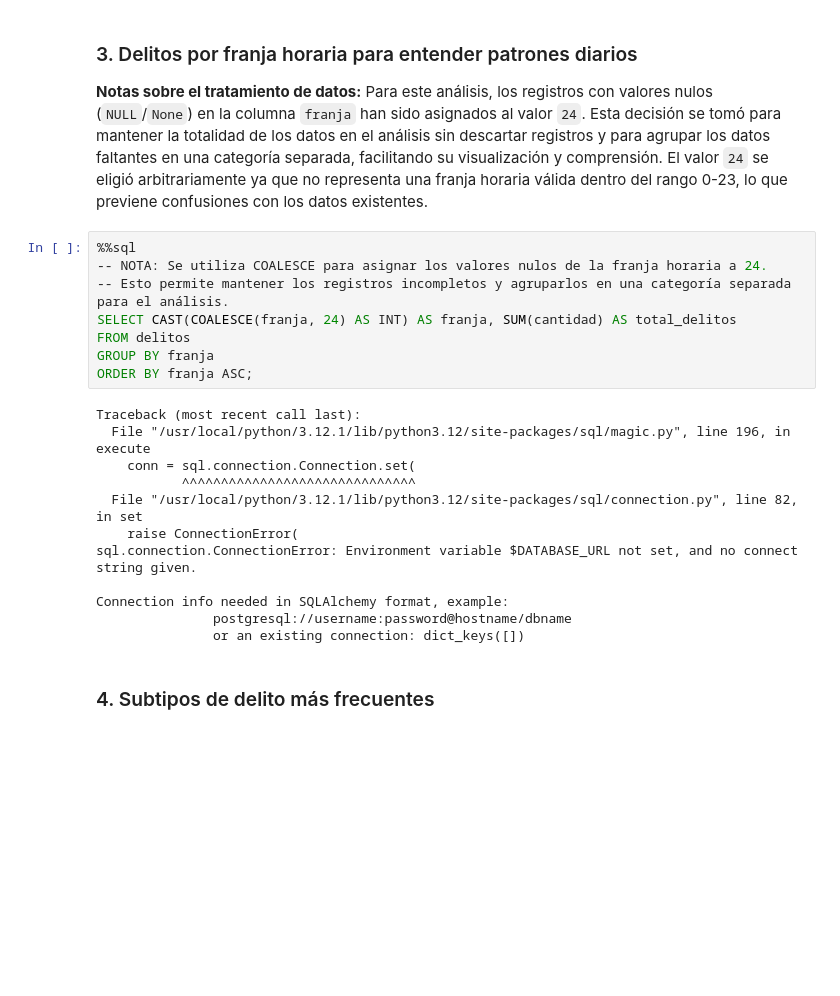
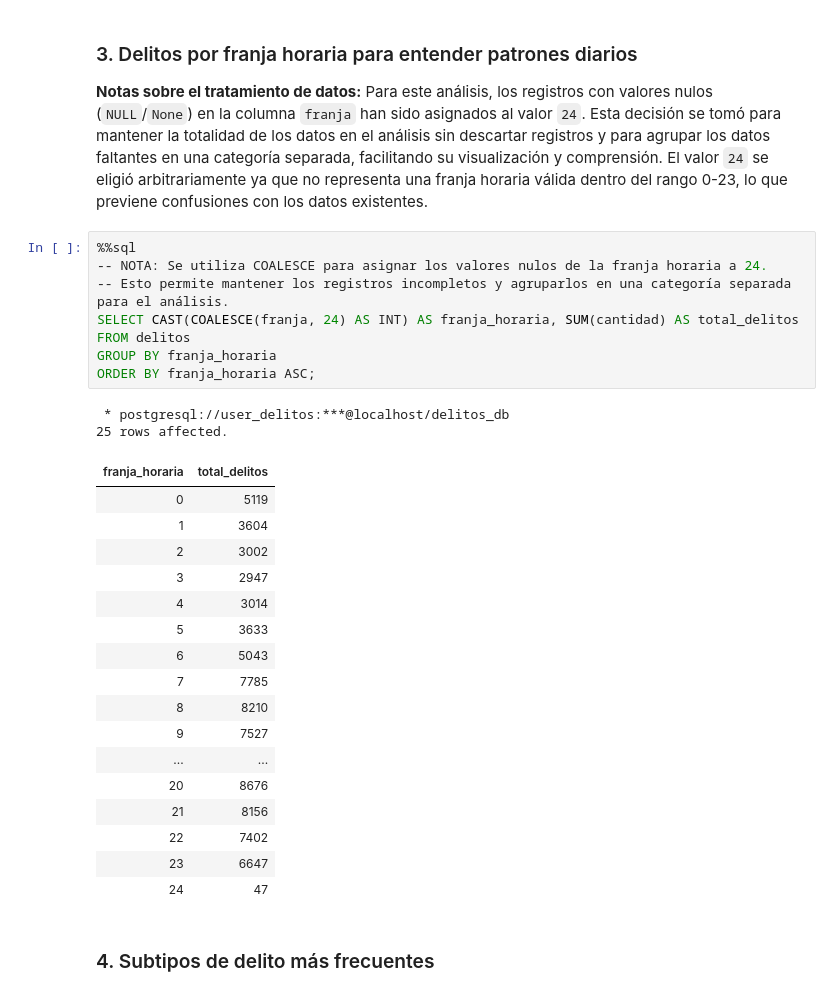
Before and after one commit to micky-albornoz/proyecto-sql-delitos-caba, a Jupyter notebook: analisis_delitos.ipynb, the cells around one changed output. Cells and saved outputs as stored; diff of their text form; blank space fills up the shorter version.

```diff
--- a/analisis_delitos.ipynb
+++ b/analisis_delitos.ipynb
@@ -184,23 +165,31 @@ Para este análisis, los registros con valores nulos (`NULL`/`None`) en la colum
 # %%
 %%sql
 -- NOTA: Se utiliza COALESCE para asignar los valores nulos de la franja horaria a 24.
 -- Esto permite mantener los registros incompletos y agruparlos en una categoría separada para el análisis.
-SELECT CAST(COALESCE(franja, 24) AS INT) AS franja, SUM(cantidad) AS total_delitos
+SELECT CAST(COALESCE(franja, 24) AS INT) AS franja_horaria, SUM(cantidad) AS total_delitos
 FROM delitos
-GROUP BY franja
-ORDER BY franja ASC;
+GROUP BY franja_horaria
+ORDER BY franja_horaria ASC;
 # %% [output]
-Traceback (most recent call last):
-  File "/usr/local/python/3.12.1/lib/python3.12/site-packages/sql/magic.py", line 196, in execute
-    conn = sql.connection.Connection.set(
-           ^^^^^^^^^^^^^^^^^^^^^^^^^^^^^^
-  File "/usr/local/python/3.12.1/lib/python3.12/site-packages/sql/connection.py", line 82, in set
-    raise ConnectionError(
-sql.connection.ConnectionError: Environment variable $DATABASE_URL not set, and no connect string given.
-
-Connection info needed in SQLAlchemy format, example:
-               postgresql://username:password@hostname/dbname
-               or an existing connection: dict_keys([])
+ * postgresql://user_delitos:***@localhost/delitos_db
+25 rows affected.
+| franja_horaria | total_delitos |
+| 0 | 5119 |
+| 1 | 3604 |
+| 2 | 3002 |
+| 3 | 2947 |
+| 4 | 3014 |
+| 5 | 3633 |
+| 6 | 5043 |
+| 7 | 7785 |
+| 8 | 8210 |
+| 9 | 7527 |
+| ... | ... |
+| 20 | 8676 |
+| 21 | 8156 |
+| 22 | 7402 |
+| 23 | 6647 |
+| 24 | 47 |
 # %% [markdown]
 ### 4. Subtipos de delito más frecuentes
 # %%
```
Also changed, not shown: parts of 12 cells of this notebook.
